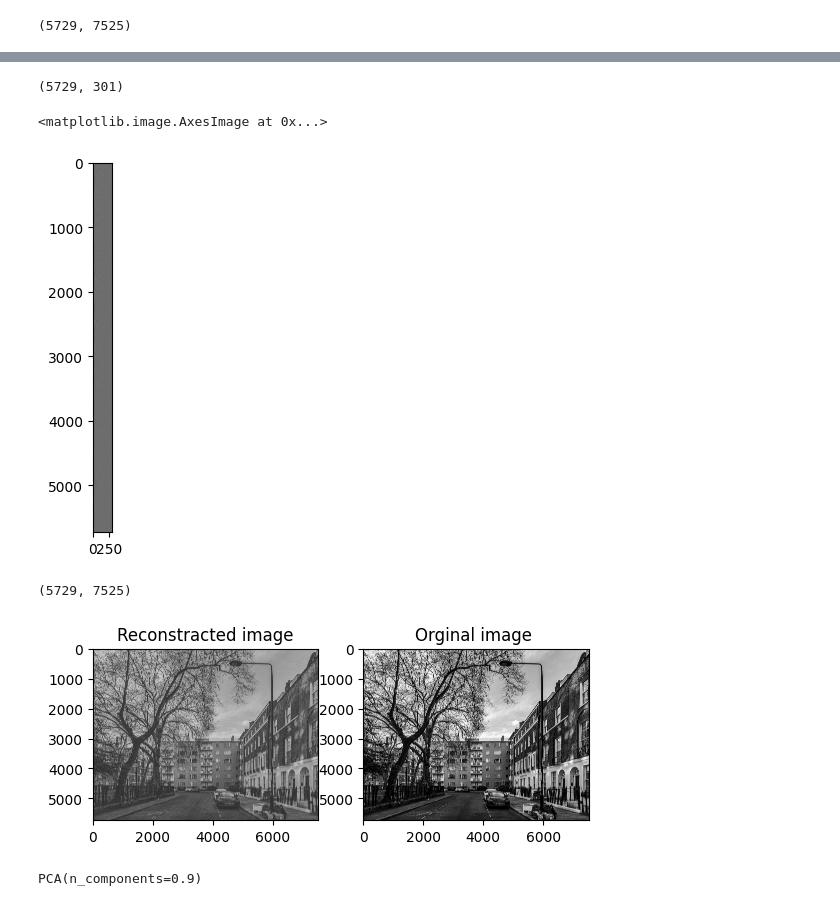
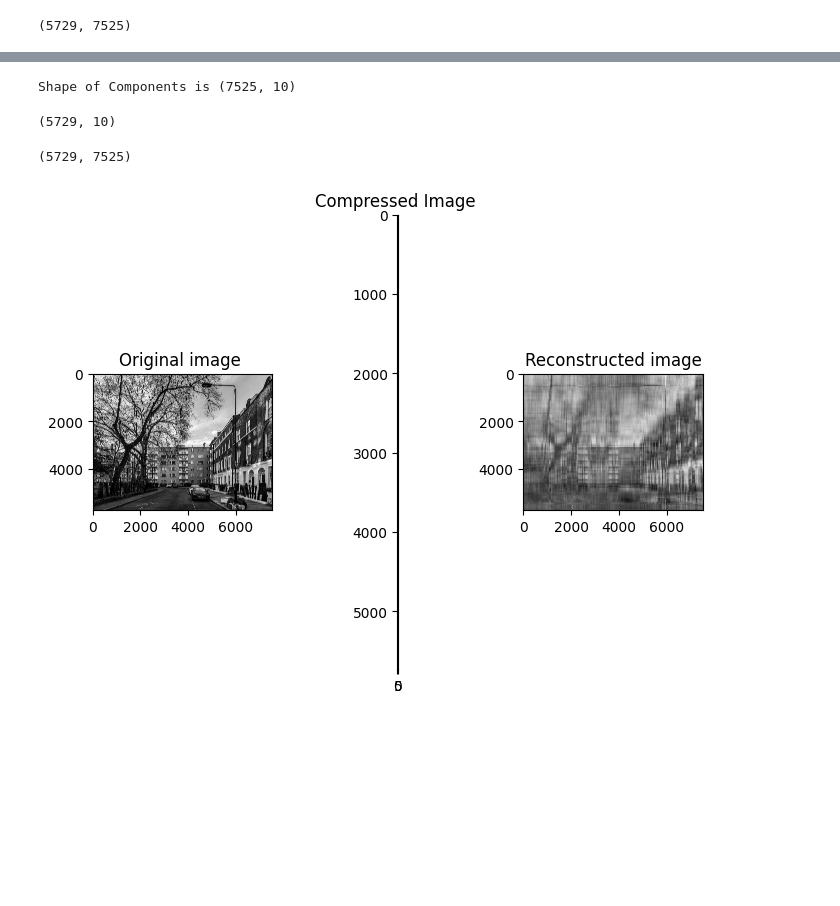
Before and after one commit to AhmedAliAli811/GANS_Assignments, a Jupyter notebook: Ass 1/Ass1-PCA.ipynb, the cells around one changed output, grey strips where cells are left out. Cells and saved outputs as stored; diff of their text form; code cells hidden in the pictures; blank space fills up the shorter version.

```diff
--- a/Ass 1/Ass1-PCA.ipynb
+++ b/Ass 1/Ass1-PCA.ipynb
@@ -27,9 +59,14 @@ compressed_image = pca.fit_transform(grayScale)
+# %%
+pca2 = PCA(n_components=10)
+# %%
+pca2.fit(grayScale)
+# %% [output]
+Shape of Components is (7525, 10)
+# %%
+new_image = pca2.transform(grayScale)
+# %%
+recons = pca2.inverse_transform(new_image)
 # %%
-compressed_image.shape
+new_image.shape
 # %% [output]
-(5729, 301)
+(5729, 10)
-# %%
-plt.imshow(compressed_image , cmap='gray')
-# %% [output]
-<matplotlib.image.AxesImage at 0x...>
-[figure, removed]
@@ -40,17 +75,23 @@ reconstractedimage.shape
 # %% [output]
 (5729, 7525)
 # %%
-fig , ax = plt.subplots(1 , 2)
-ax[0].imshow(reconstractedimage , cmap='gray')
-ax[0].set_title('Reconstracted image')
-ax[1].imshow(grayScale , cmap='gray')
-ax[1].set_title('Orginal image ')
+fig , ax = plt.subplots(1 , 3)
+
+ax[0].imshow(grayScale , cmap='gray')
+ax[0].set_title('Original image ')
+
+ax[1].imshow(new_image.astype(float) , cmap='gray')
+ax[1].set_title('Compressed Image ')
+
+
+ax[2].imshow(recons.astype(float) , cmap='gray')
+ax[2].set_title('Reconstructed image')
+
+ax[0].set_aspect('equal')
+ax[2].set_aspect('equal')
+
+fig.set_size_inches(20 / 2.54, 15 / 2.54)
+
 plt.show()
 # %% [output]
-[figure, old version]
+[figure, new version]
-# %%
-class PCA :
-    def __init__(self):
-        return
-# %% [output]
-PCA(n_components=0.9)
```
Also changed, not shown: parts of 8 cells of this notebook, 1 other file.
